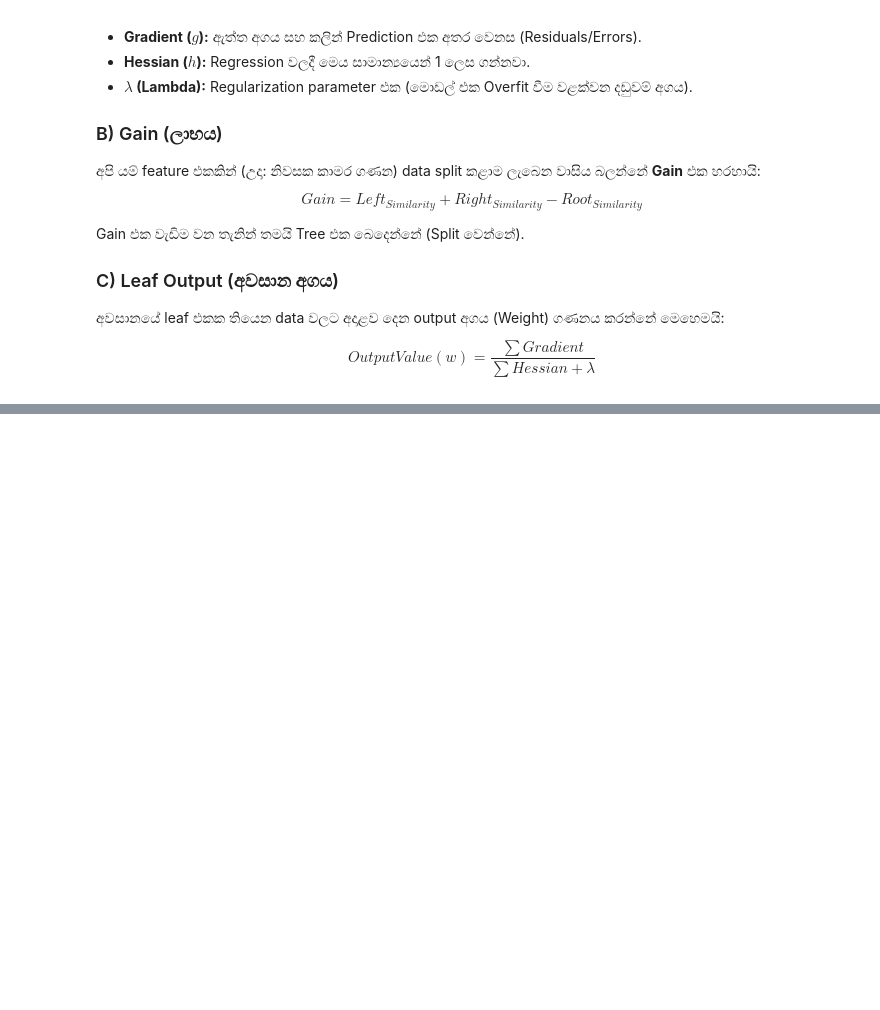
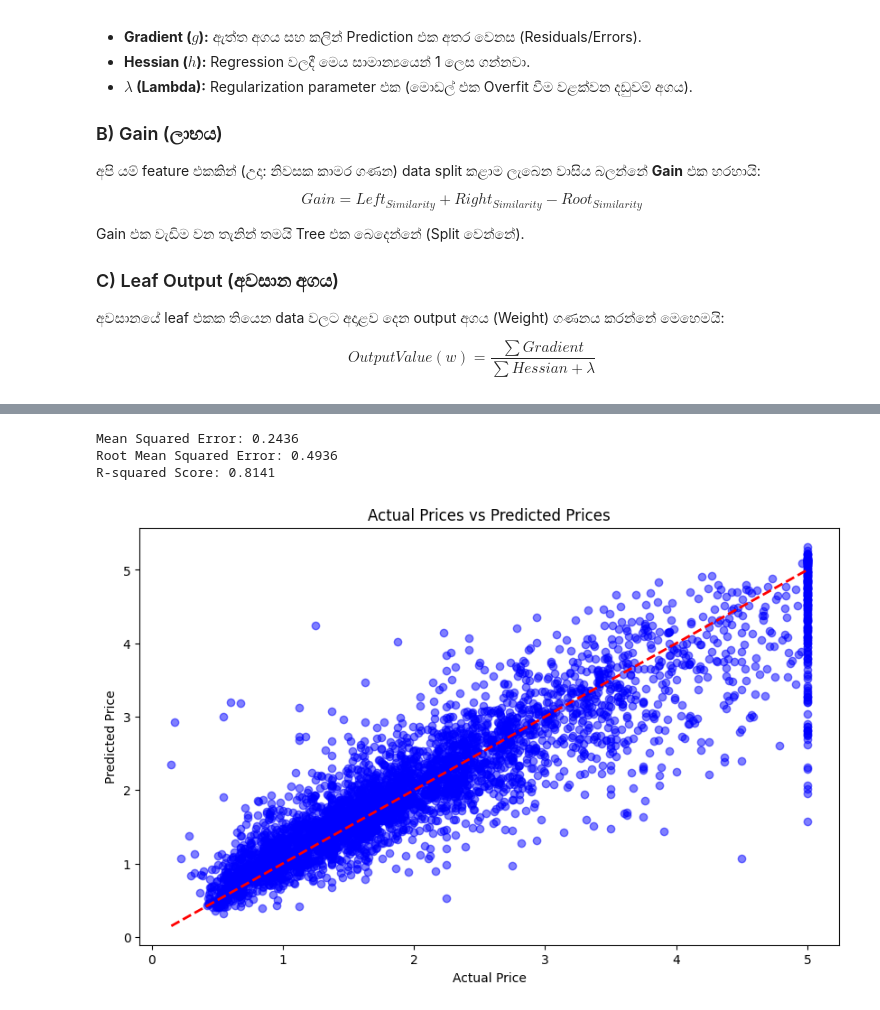
Before and after one commit to chamela-yohan/xgboost-prediction-project, a Jupyter notebook: main_project.ipynb, the cells around one changed output, grey strips where cells are left out. Cells and saved outputs as stored; diff of their text form; code cells hidden in the pictures; blank space fills up the shorter version.

Commit message:
Add model evaluation metrics and actual vs predicted visualization

```diff
--- a/main_project.ipynb
+++ b/main_project.ipynb
@@ -135,0 +151,25 @@ $$Output Value (w) = \frac{\sum Gradient}{\sum Hessian + \lambda}$$
+# %%
+import matplotlib.pyplot as plt
+
+# 1. Metrics ගණනය කිරීම
+mse = mean_squared_error(y_test, predictions)
+rmse = np.sqrt(mse)
+r2 = model.score(X_test, y_test)
+
+print(f"Mean Squared Error: {mse:.4f}")
+print(f"Root Mean Squared Error: {rmse:.4f}")
+print(f"R-squared Score: {r2:.4f}")
+
+# 2. Visualizing: Actual vs Predicted
+plt.figure(figsize=(10, 6))
+plt.scatter(y_test, predictions, alpha=0.5, color='blue')
+plt.plot([y_test.min(), y_test.max()], [y_test.min(), y_test.max()], 'r--', lw=2) # 45 degree line
+plt.xlabel('Actual Price')
+plt.ylabel('Predicted Price')
+plt.title('Actual Prices vs Predicted Prices')
+plt.show()
+# %% [output]
+Mean Squared Error: 0.2436
+Root Mean Squared Error: 0.4936
+R-squared Score: 0.8141
+[figure, added]
```
Also changed, not shown: parts of 1 cell of this notebook.
